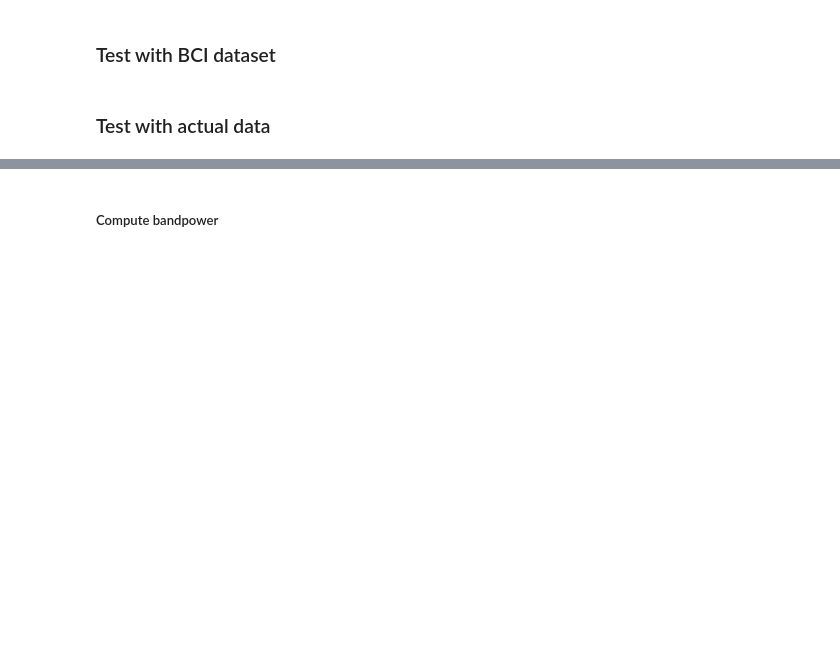
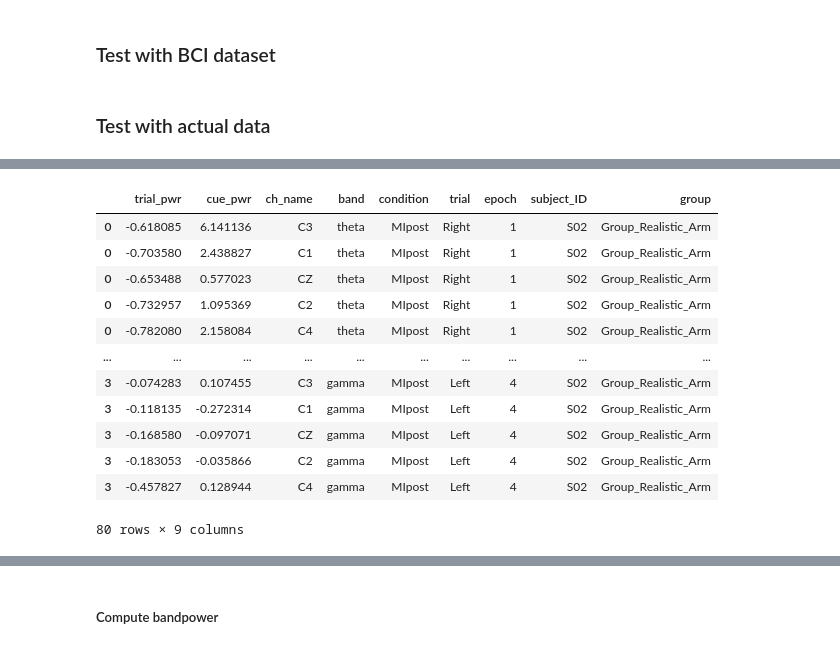
Before and after one commit to Mrwn-H/TNE, a Jupyter notebook: timefreq_analysis.ipynb, the cells around one changed output, grey strips where cells are left out. Drawn from its saved outputs; the diff is of its cells as text; code cells hidden in the pictures; blank space fills up the shorter version.

```diff
--- a/timefreq_analysis.ipynb
+++ b/timefreq_analysis.ipynb
@@ -1259,0 +1138,12 @@ EEG_dict_corrected['sub-S16_MIpost_ses-S001_task-Default_run-001_eeg']['signal']
+# %%
+%%capture
+subject_ID = np.arange(4,21)
+last_id = 0
+
+for idx in subject_ID:
+    EEG_dict_RAW,EEG_dict_corrected,EEG_dict_corrected_CAR,EEG_filtered,EVENTS_dict = get_subject(idx,mode='eye_blink')
+    conditions = list(EEG_dict_corrected.keys())
+    working_EEG = get_epochs(EEG_dict_corrected_CAR,EVENTS_dict)
+    working_EEG = reject_bad_chs(working_EEG)
+    plot_ERDS(working_EEG,(-2,0),filters,'se')
+    last_id = idx
@@ -1823,8 +1538,0 @@ spect_data = spectrum.get_data()
-# %%
-IDs = np.where(np.in1d(spectrum.freqs,freqs))
-print(np.squeeze(spect_data[:,:,IDs]).shape)
-x = np.squeeze(spect_data[:,:,IDs])
-X = x.reshape(x.shape[0], x.shape[1]*x.shape[2])
-print(X.shape)
-y = epochs.events[:,2].copy()
-print(y.shape)
@@ -1931,0 +1539,3 @@ print(y)
+# %%
+epoch_dict = get_epochs(select_keys(EEG_dict_corrected_CAR,[MIPRE,MIPOST]),EVENTS_dict)
+epoch_dict = reject_bad_chs(epoch_dict)
@@ -1931,0 +1691,17 @@ print(y)
+# %%
+result = result.sort_values(by=['condition','epoch'])
+result.head(80)
+# %% [output]
+|  | trial_pwr | cue_pwr | ch_name | band | condition | trial | epoch | subject_ID | group |
+| 0 | -0.618085 | 6.141136 | C3 | theta | MIpost | Right | 1 | S02 | Group_Realistic_Arm |
+| 0 | -0.703580 | 2.438827 | C1 | theta | MIpost | Right | 1 | S02 | Group_Realistic_Arm |
+| 0 | -0.653488 | 0.577023 | CZ | theta | MIpost | Right | 1 | S02 | Group_Realistic_Arm |
+| 0 | -0.732957 | 1.095369 | C2 | theta | MIpost | Right | 1 | S02 | Group_Realistic_Arm |
+| 0 | -0.782080 | 2.158084 | C4 | theta | MIpost | Right | 1 | S02 | Group_Realistic_Arm |
+| ... | ... | ... | ... | ... | ... | ... | ... | ... | ... |
+| 3 | -0.074283 | 0.107455 | C3 | gamma | MIpost | Left | 4 | S02 | Group_Realistic_Arm |
+| 3 | -0.118135 | -0.272314 | C1 | gamma | MIpost | Left | 4 | S02 | Group_Realistic_Arm |
+| 3 | -0.168580 | -0.097071 | CZ | gamma | MIpost | Left | 4 | S02 | Group_Realistic_Arm |
+| 3 | -0.183053 | -0.035866 | C2 | gamma | MIpost | Left | 4 | S02 | Group_Realistic_Arm |
+| 3 | -0.457827 | 0.128944 | C4 | gamma | MIpost | Left | 4 | S02 | Group_Realistic_Arm |
+80 rows × 9 columns
```
Also changed, not shown: parts of 88 cells of this notebook, 2 other files.
